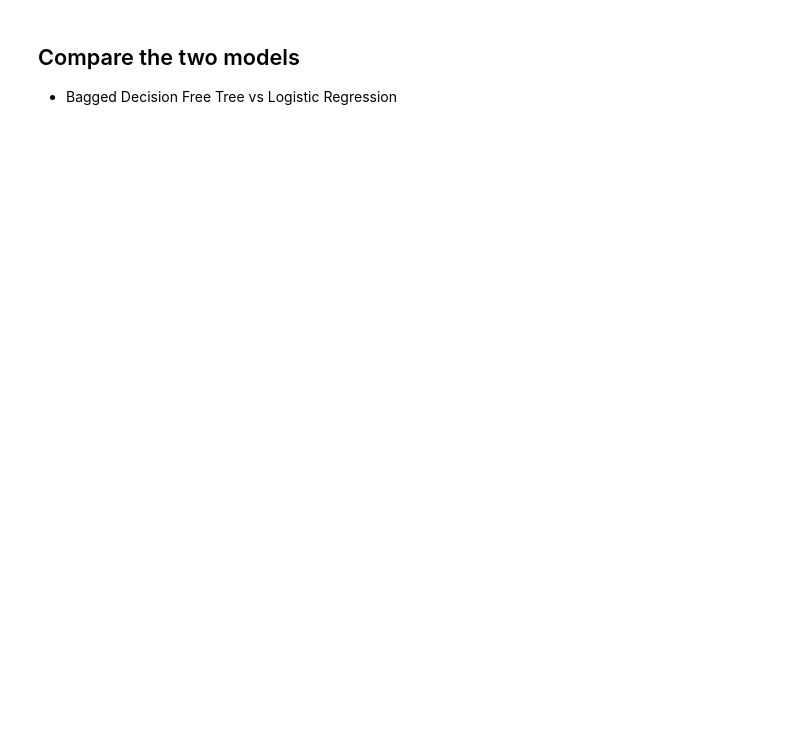
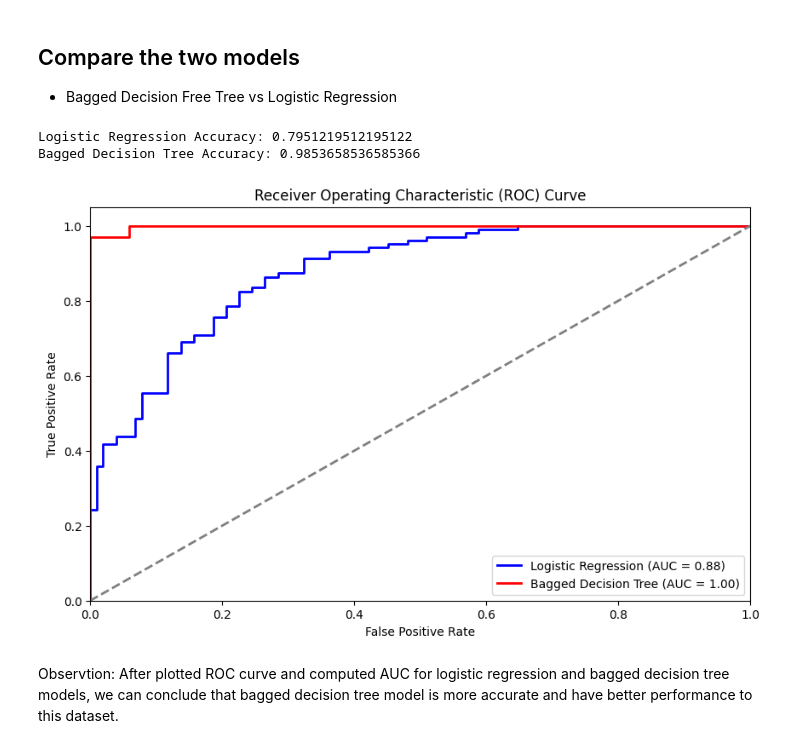
Before and after one commit to abdulnawab916/ECSFinalProject, a Jupyter notebook: Exploratory Data Analysis/heart_disease_prediction.ipynb, the cells around one changed output. Cells and saved outputs as stored; diff of their text form; code cells hidden in the pictures; blank space fills up the shorter version.

```diff
--- a/Exploratory Data Analysis/heart_disease_prediction.ipynb
+++ b/Exploratory Data Analysis/heart_disease_prediction.ipynb
@@ -111,3 +115,72 @@ plt.savefig('correlationfigure')
 # %% [markdown]
 ## Compare the two models
 - Bagged Decision Free Tree vs Logistic Regression
+# %%
+# Import necessary libraries
+import pandas as pd
+from sklearn.model_selection import train_test_split
+from sklearn.linear_model import LogisticRegression
+from sklearn.ensemble import BaggingClassifier
+from sklearn.tree import DecisionTreeClassifier
+from sklearn.metrics import accuracy_score, roc_curve, auc
+import matplotlib.pyplot as plt
+import joblib
+# Load the dataset
+df = pd.read_csv('heart.csv')
+
+# Define the features and the target
+features = ['age', 'sex', 'cp', 'trestbps', 'chol', 'fbs', 'restecg', 'thalach', 'exang', 'oldpeak', 'slope', 'ca', 'thal']
+target = 'target'
+
+X = df[features]
+y = df[target]
+
+# Split the data
+X_train, X_test, y_train, y_test = train_test_split(X, y, test_size=0.2, random_state=42)
+
+# Load logistic regression model
+logistic_model = joblib.load('logistic_regression_model.pkl')
+
+# Evaluate Logistic Regression Model
+y_pred_logistic = logistic_model.predict(X_test)
+logistic_accuracy = accuracy_score(y_test, y_pred_logistic)
+print(f'Logistic Regression Accuracy: {logistic_accuracy}')
+
+# Get probabilities for ROC curve
+y_prob_logistic = logistic_model.predict_proba(X_test)[:, 1]
+
+# Load bagged decision tree model
+bagging_model = joblib.load('bagged_decision_tree_model.pkl')
+
+# Evaluate Bagged Decision Tree Model
+y_pred_bagging = bagging_model.predict(X_test)
+bagging_accuracy = accuracy_score(y_test, y_pred_bagging)
+print(f'Bagged Decision Tree Accuracy: {bagging_accuracy}')
+
+# Get probabilities for ROC curve
+y_prob_bagging = bagging_model.predict_proba(X_test)[:, 1]
+
+# Plot the ROC curves
+fpr_logistic, tpr_logistic, _ = roc_curve(y_test, y_prob_logistic)
+fpr_bagging, tpr_bagging, _ = roc_curve(y_test, y_prob_bagging)
+
+roc_auc_logistic = auc(fpr_logistic, tpr_logistic)
+roc_auc_bagging = auc(fpr_bagging, tpr_bagging)
+
+plt.figure(figsize=(10, 6))
+plt.plot(fpr_logistic, tpr_logistic, color='blue', lw=2, label='Logistic Regression (AUC = %0.2f)' % roc_auc_logistic)
+plt.plot(fpr_bagging, tpr_bagging, color='red', lw=2, label='Bagged Decision Tree (AUC = %0.2f)' % roc_auc_bagging)
+plt.plot([0, 1], [0, 1], color='grey', lw=2, linestyle='--')
+plt.xlim([0.0, 1.0])
+plt.ylim([0.0, 1.05])
+plt.xlabel('False Positive Rate')
+plt.ylabel('True Positive Rate')
+plt.title('Receiver Operating Characteristic (ROC) Curve')
+plt.legend(loc="lower right")
+plt.show()
+# %% [output]
+Logistic Regression Accuracy: 0.7951219512195122
+Bagged Decision Tree Accuracy: 0.9853658536585366
+[figure, added]
+# %% [markdown]
+Observtion: After plotted ROC curve and computed AUC for logistic regression and bagged decision tree models, we can conclude that bagged decision tree model is more accurate and have better performance to this dataset.
```
Also changed, not shown: parts of 1 cell of this notebook, 11 other files.
